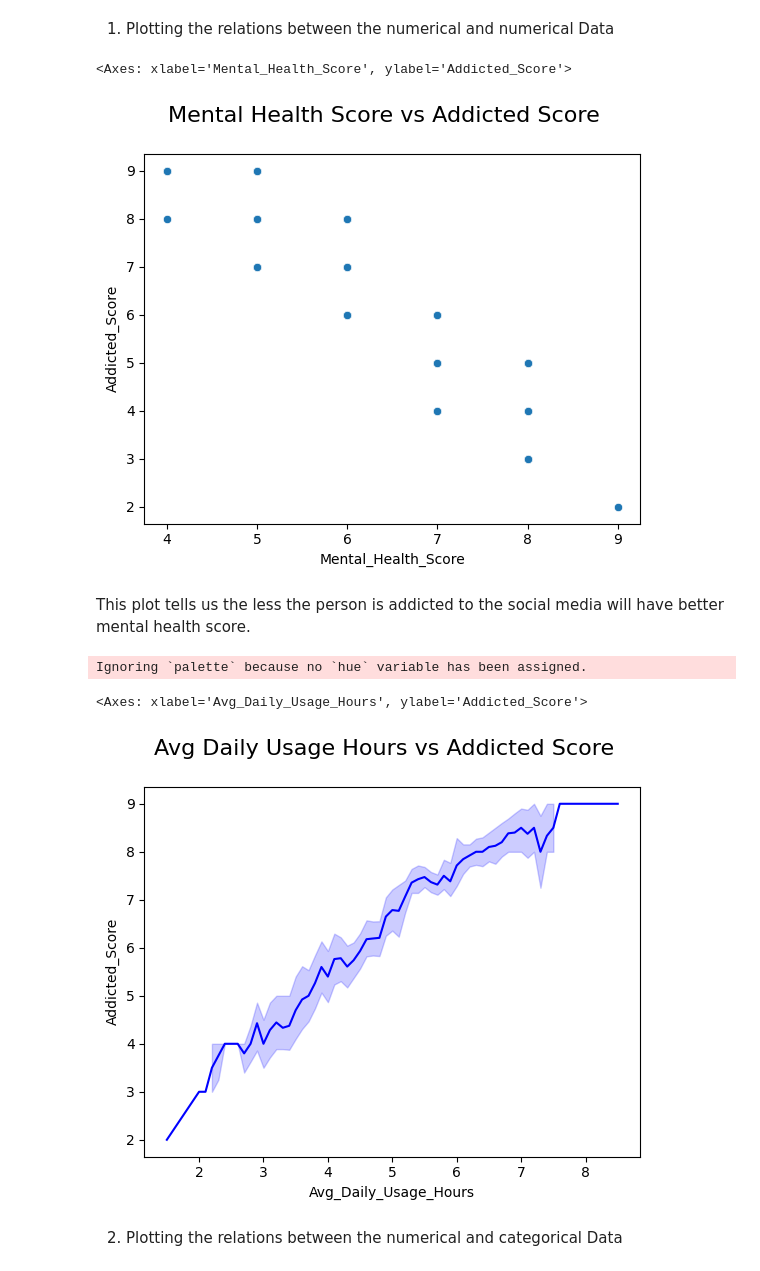
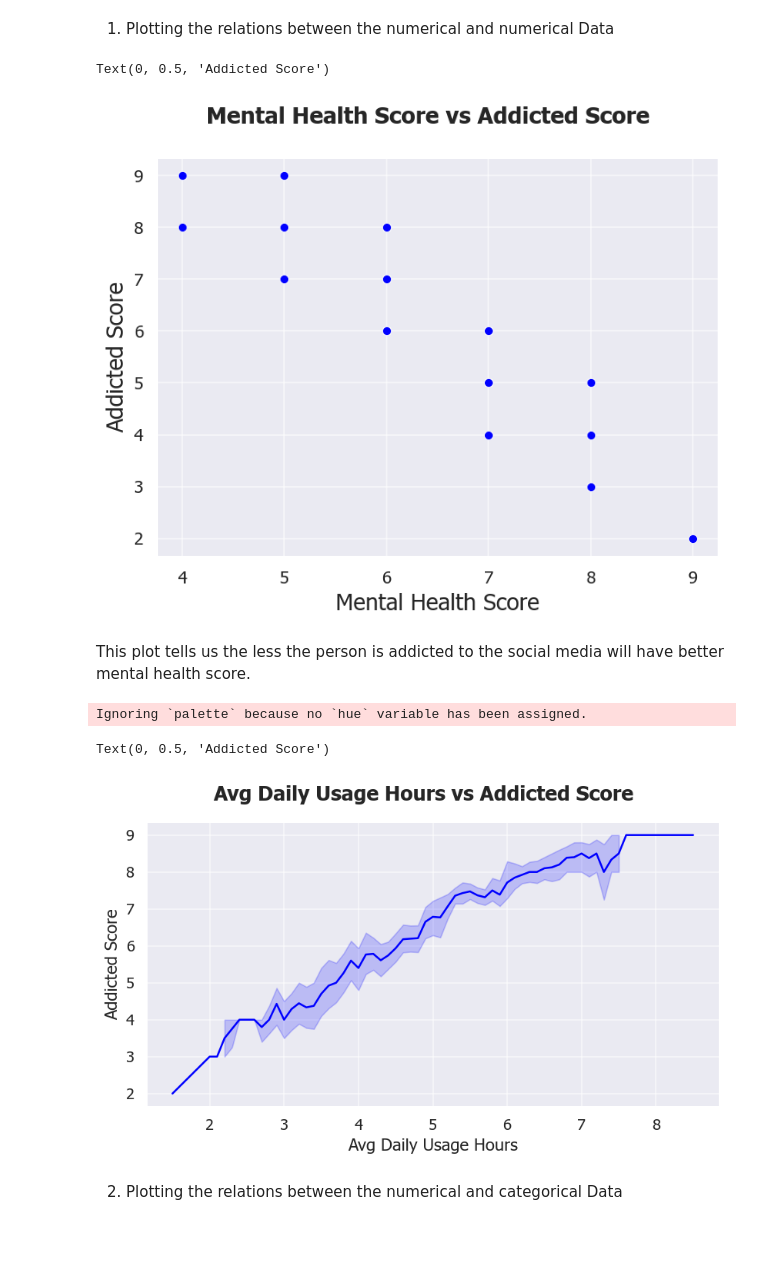
Before and after one commit to Harsh-1598/Students-Social-Media-Addiction, a Jupyter notebook: codes/main.ipynb, the cells around one changed output. Drawn from its saved outputs; the diff is of its cells as text; code cells hidden in the pictures; blank space fills up the shorter version.

```diff
--- a/codes/main.ipynb
+++ b/codes/main.ipynb
@@ -107,6 +107,13 @@ A. Univariate Analysis : Performing the analysis in each column individually to
 # %%
 import seaborn as sns
 import matplotlib.pyplot as plt
+
+sns.set_theme(
+    style="darkgrid",
+    palette="muted6",
+    font_scale=1.1,
+    font= "Tahoma"
+)
 # %% [markdown]
 1. Categorical Data
 # %%
@@ -229,20 +250,26 @@ memory usage: 71.7+ KB
 # %% [markdown]
 1. Plotting the relations between the numerical and numerical Data
 # %%
-plt.suptitle('Mental Health Score vs Addicted Score', fontsize=16)
-sns.scatterplot(x= data['Mental_Health_Score'], y = data['Addicted_Score'])
+fig = plt.figure(figsize=(7,5))
+sns.scatterplot(x= data['Mental_Health_Score'], y = data['Addicted_Score'], color = "blue")
+plt.suptitle('Mental Health Score vs Addicted Score', fontsize=16, fontweight = "bold")
+plt.xlabel('Mental Health Score', fontsize=16)
+plt.ylabel('Addicted Score', fontsize=16)
 # %% [output]
-<Axes: xlabel='Mental_Health_Score', ylabel='Addicted_Score'>
+Text(0, 0.5, 'Addicted Score')
-[figure, old version]
+[figure, new version]
 # %% [markdown]
 This plot tells us the less the person is addicted to the social media will have better mental health score.
 # %%
-plt.suptitle('Avg Daily Usage Hours vs Addicted Score', fontsize=16)
-sns.lineplot(x= data['Avg_Daily_Usage_Hours'], y = data['Addicted_Score'], palette='viridis', color = 'blue')
+fig = plt.figure(figsize=(8,4))
+plt.suptitle('Avg Daily Usage Hours vs Addicted Score', fontsize=16, fontweight = "bold")
+sns.lineplot(x= data['Avg_Daily_Usage_Hours'], y = data['Addicted_Score'], palette='bright6', color = 'blue')
+plt.xlabel("Avg Daily Usage Hours")
+plt.ylabel("Addicted Score")
 # %% [output]
 Ignoring `palette` because no `hue` variable has been assigned.
-<Axes: xlabel='Avg_Daily_Usage_Hours', ylabel='Addicted_Score'>
+Text(0, 0.5, 'Addicted Score')
-[figure, old version]
+[figure, new version]
 # %% [markdown]
 2. Plotting the relations between the numerical and categorical Data
 # %%
```
Also changed, not shown: parts of 16 cells of this notebook, 12 other files.
